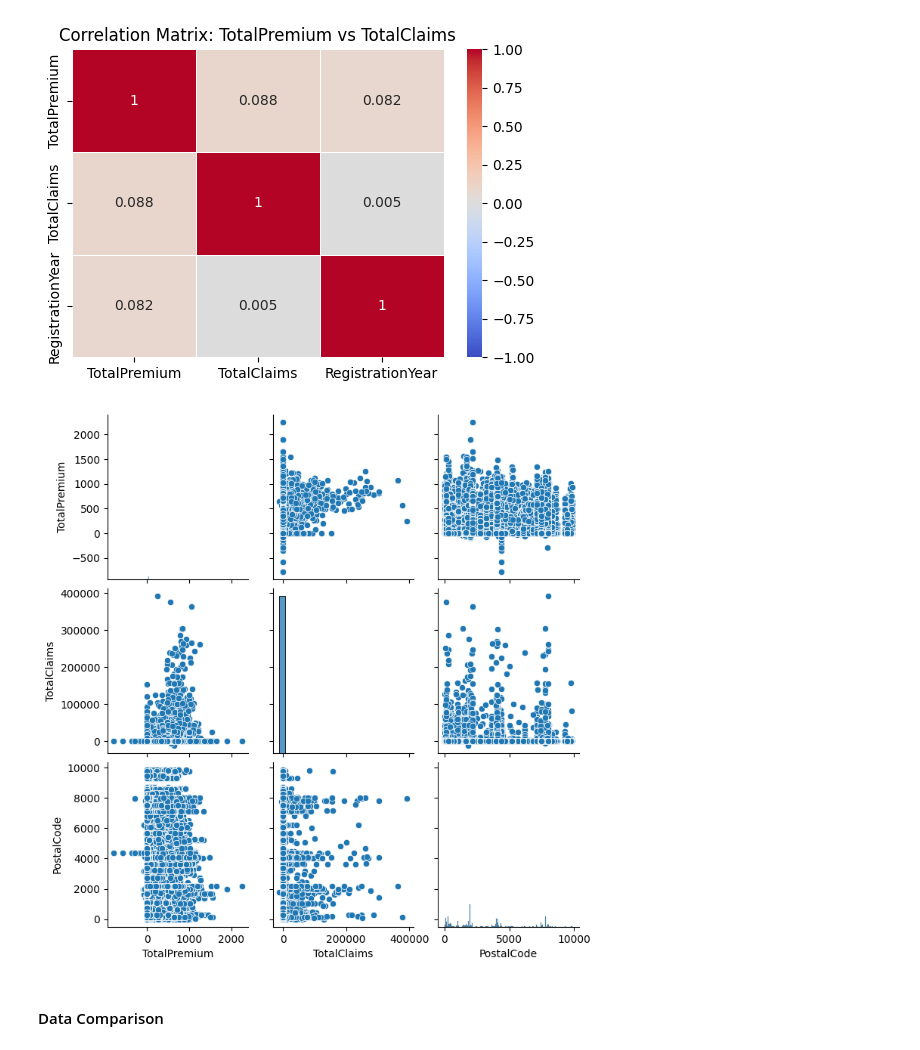
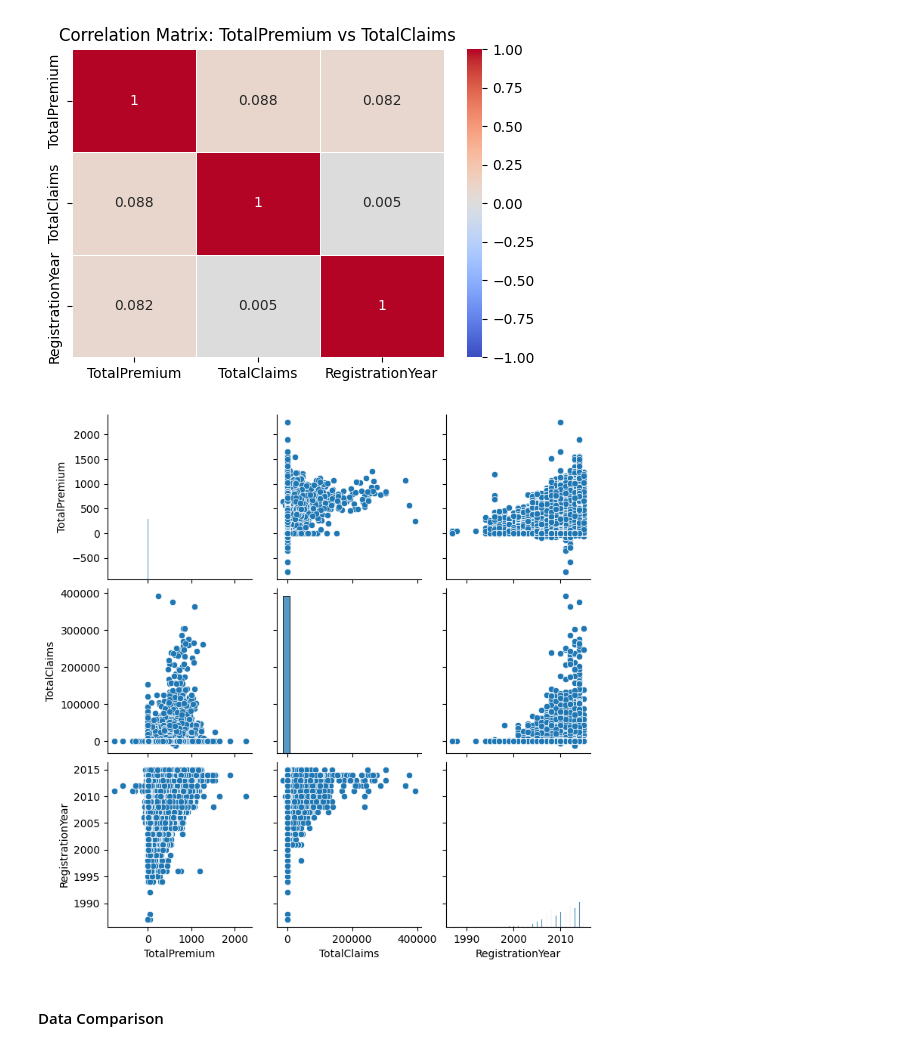
Before and after one commit to Yosef-ft/Insurance_Analysis, a Jupyter notebook: notebook/EDA.ipynb, the cells around one changed output. Drawn from its saved outputs; the diff is of its cells as text; code cells hidden in the pictures.

Commit message:
EDA notebook with additional plots

```diff
--- a/notebook/EDA.ipynb
+++ b/notebook/EDA.ipynb
@@ -382,0 +306,5 @@ dtype: int64
+# %%
+mode = data['Gender'].mode()[0]
+data['Gender'] = data['Gender'].fillna(mode)
+# %%
+data['MaritalStatus'] = data['Title'].apply(data_utils.determine_marriage)
@@ -382,0 +315,5 @@ dtype: int64
+# %%
+data['NewVehicle'] = data['RegistrationYear'].apply(lambda x: False if x < 2014 else True)
+# %%
+mode = data['Bank'].mode()[0]
+data['Bank'] = data['Bank'].fillna(mode)
@@ -407,10 +356,10 @@ plt.show()
 # %% [output]
 [figure]
 # %%
-sns.pairplot(data[['TotalPremium', 'TotalClaims', 'PostalCode']])
+sns.pairplot(data[['TotalPremium', 'TotalClaims', 'RegistrationYear']])
 plt.show()
 # %% [output]
-[figure, old version]
+[figure, new version]
 # %% [markdown]
 #### Data Comparison
 # %%
```
Also changed, not shown: parts of 38 cells of this notebook.
